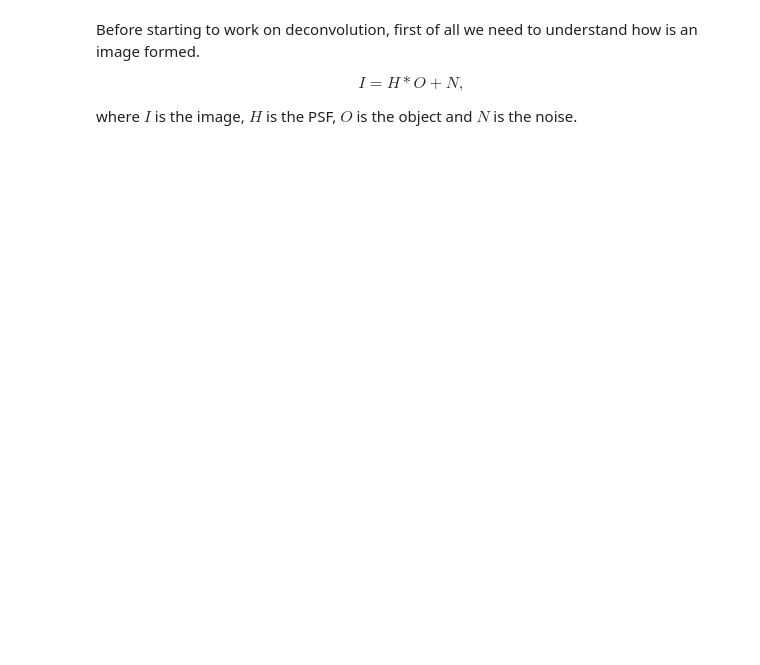
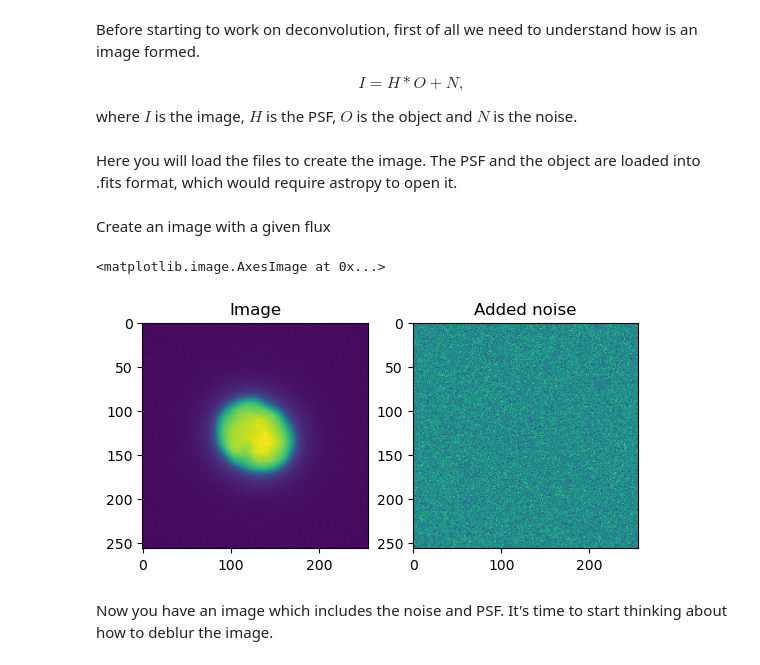
Before and after one commit to ArcetriAdaptiveOptics/OAO24, a Jupyter notebook: oao24/tutorials/tuto3/tutorial3.ipynb, the cells around one changed output. Saved outputs shown, nothing was run; the diff lists cells and outputs as text; code cells hidden in the pictures; blank space fills up the shorter version.

Commit message:
Added more descriptions. Need to upload the data and define more clear tasks

```diff
--- a/oao24/tutorials/tuto3/tutorial3.ipynb
+++ b/oao24/tutorials/tuto3/tutorial3.ipynb
@@ -44,3 +62,39 @@ I = H*O+N,
 \end{equation}
 
 where $I$ is the image, $H$ is the PSF, $O$ is the object and $N$ is the noise.
+# %%
+path = '/Users/alau/Desktop/deconvolution_tutorial/'
+flux = 4e6
+ron = 5
+# %% [markdown]
+Here you will load the files to create the image. The PSF and the object are loaded into .fits format, which would require astropy to open it.
+# %%
+fts = fits.open(path+'psf.fits')
+psf = fts[0].data
+fts.close()
+
+fts = fits.open(path+'vesta.fits')
+vesta = fts[0].data
+fts.close()
+# %% [markdown]
+Create an image with a given flux
+# %%
+vesta = flux*vesta/np.sum(vesta)
+
+nx = vesta.shape[0]
+
+noise = ron*np.random.randn(nx,nx) # Gaussian noise
+image = fftconvolve(vesta, psf, mode='same') + noise
+
+fig, axes = plt.subplots(1,2)
+
+axes[0].set_title('Image')
+axes[0].imshow(image)
+
+axes[1].set_title('Added noise')
+axes[1].imshow(noise)
+# %% [output]
+<matplotlib.image.AxesImage at 0x...>
+[figure, added]
+# %% [markdown]
+Now you have an image which includes the noise and PSF. It's time to start thinking about how to deblur the image.
```
Also changed, not shown: parts of 19 cells of this notebook.
